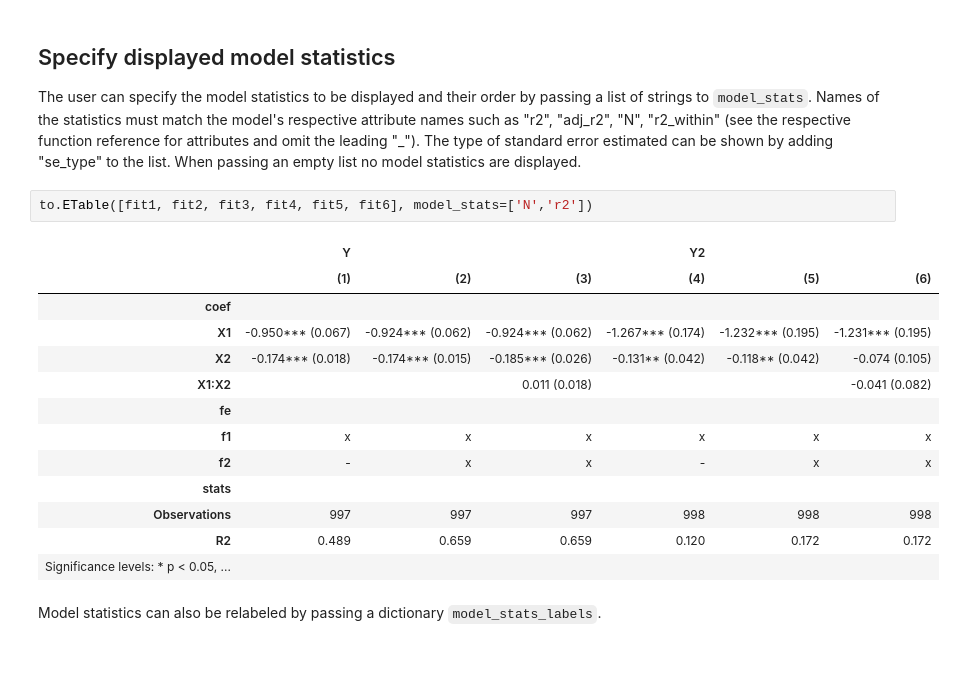
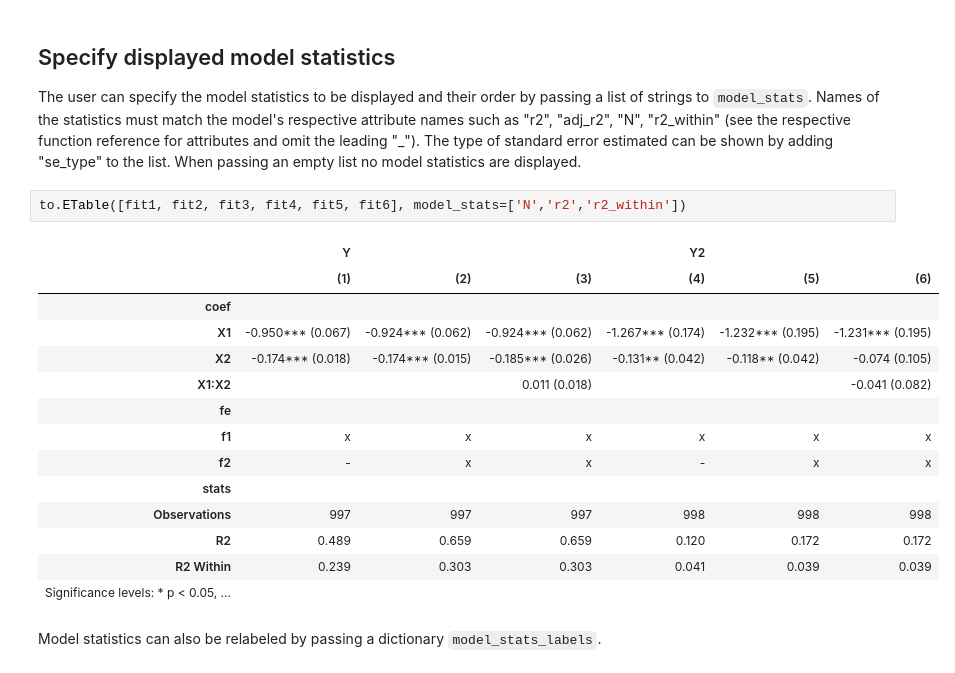
Before and after one commit to dsliwka/maketables, a Jupyter notebook: introductions.ipynb, the cells around one changed output. Drawn from its saved outputs; the diff is of its cells as text.

```diff
--- a/introductions.ipynb
+++ b/introductions.ipynb
@@ -165,20 +172,21 @@ to.ETable([fit1, fit2, fit3, fit4, fit5, fit6], drop=["X1"])
 ## Specify displayed model statistics
 The user can specify the model statistics to be displayed and their order by passing a list of strings to `model_stats`. Names of the statistics must match the model's respective attribute names such as "r2", "adj_r2", "N", "r2_within" (see the respective function reference for attributes and omit the leading "_"). The type of standard error estimated can be shown by adding "se_type" to the list. When passing an empty list no model statistics are displayed.
 # %%
-to.ETable([fit1, fit2, fit3, fit4, fit5, fit6], model_stats=['N','r2'])
+to.ETable([fit1, fit2, fit3, fit4, fit5, fit6], model_stats=['N','r2','r2_within'])
 # %% [output]
 |  | Y |  |  | Y2 |  |  |
 |  | (1) | (2) | (3) | (4) | (5) | (6) |
 | coef |  |  |  |  |  |  |
 | X1 | -0.950*** (0.067) | -0.924*** (0.062) | -0.924*** (0.062) | -1.267*** (0.174) | -1.232*** (0.195) | -1.231*** (0.195) |
 | X2 | -0.174*** (0.018) | -0.174*** (0.015) | -0.185*** (0.026) | -0.131** (0.042) | -0.118** (0.042) | -0.074 (0.105) |
 | X1:X2 |  |  | 0.011 (0.018) |  |  | -0.041 (0.082) |
 | fe |  |  |  |  |  |  |
 | f1 | x | x | x | x | x | x |
 | f2 | - | x | x | - | x | x |
 | stats |  |  |  |  |  |  |
 | Observations | 997 | 997 | 997 | 998 | 998 | 998 |
 | R2 | 0.489 | 0.659 | 0.659 | 0.120 | 0.172 | 0.172 |
+| R2 Within | 0.239 | 0.303 | 0.303 | 0.041 | 0.039 | 0.039 |
 | Significance levels: * p < 0.05, ... |  |  |  |  |  |  |
 # %% [markdown]
 Model statistics can also be relabeled by passing a dictionary `model_stats_labels`.
```
Also changed, not shown: parts of 32 cells of this notebook, 10 other files.
